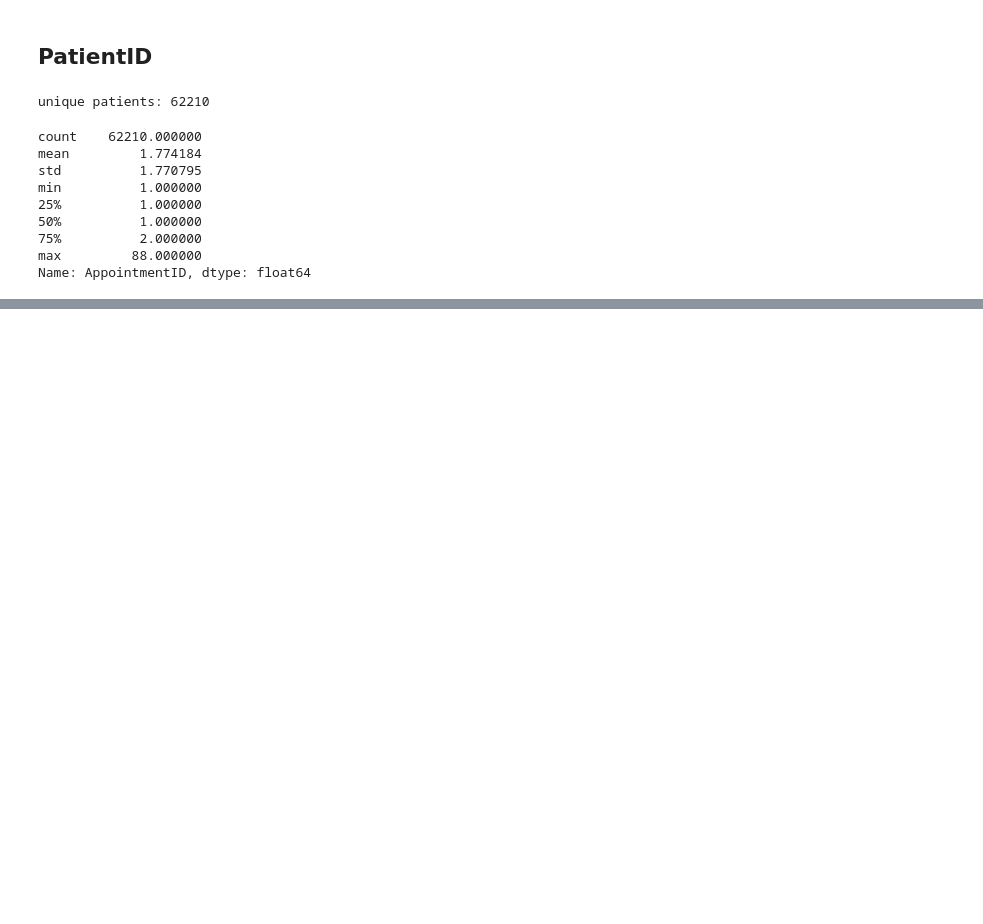
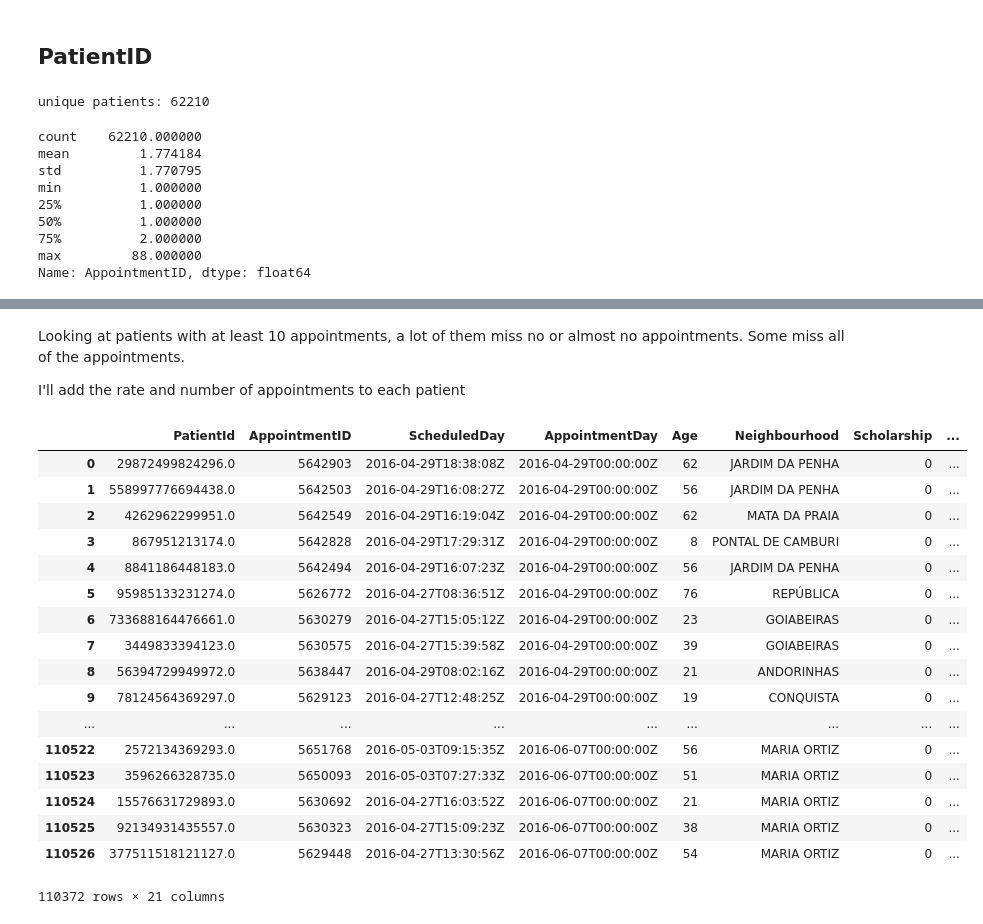
Before and after one commit to idotsuk/patients_no_show, a Jupyter notebook: patient_no_show.ipynb, the cells around one changed output, grey strips where cells are left out. Saved outputs shown, nothing was run; the diff lists cells and outputs as text; code cells hidden in the pictures; blank space fills up the shorter version.

```diff
--- a/patient_no_show.ipynb
+++ b/patient_no_show.ipynb
@@ -470,0 +510,28 @@ some patients have up to 88 appointments
+# %% [markdown]
+Looking at patients with at least 10 appointments, a lot of them miss no or almost no appointments.  Some miss all of the appointments.
+
+I'll add the rate and number of appointments to each patient
+# %%
+#print(patient_data['count'])
+data['num_app'] = data.apply(lambda x:(patient_data['count'][x['PatientId']] ),axis=1)
+data['patient_rate'] = data.apply(lambda x:(patient_data['rate'][x['PatientId']] ),axis=1)
+data
+# %% [output]
+|  | PatientId | AppointmentID | ScheduledDay | AppointmentDay | Age | Neighbourhood | Scholarship | ... |
+| 0 | 29872499824296.0 | 5642903 | 2016-04-29T18:38:08Z | 2016-04-29T00:00:00Z | 62 | JARDIM DA PENHA | 0 | ... |
+| 1 | 558997776694438.0 | 5642503 | 2016-04-29T16:08:27Z | 2016-04-29T00:00:00Z | 56 | JARDIM DA PENHA | 0 | ... |
+| 2 | 4262962299951.0 | 5642549 | 2016-04-29T16:19:04Z | 2016-04-29T00:00:00Z | 62 | MATA DA PRAIA | 0 | ... |
+| 3 | 867951213174.0 | 5642828 | 2016-04-29T17:29:31Z | 2016-04-29T00:00:00Z | 8 | PONTAL DE CAMBURI | 0 | ... |
+| 4 | 8841186448183.0 | 5642494 | 2016-04-29T16:07:23Z | 2016-04-29T00:00:00Z | 56 | JARDIM DA PENHA | 0 | ... |
+| 5 | 95985133231274.0 | 5626772 | 2016-04-27T08:36:51Z | 2016-04-29T00:00:00Z | 76 | REPÚBLICA | 0 | ... |
+| 6 | 733688164476661.0 | 5630279 | 2016-04-27T15:05:12Z | 2016-04-29T00:00:00Z | 23 | GOIABEIRAS | 0 | ... |
+| 7 | 3449833394123.0 | 5630575 | 2016-04-27T15:39:58Z | 2016-04-29T00:00:00Z | 39 | GOIABEIRAS | 0 | ... |
+| 8 | 56394729949972.0 | 5638447 | 2016-04-29T08:02:16Z | 2016-04-29T00:00:00Z | 21 | ANDORINHAS | 0 | ... |
+| 9 | 78124564369297.0 | 5629123 | 2016-04-27T12:48:25Z | 2016-04-29T00:00:00Z | 19 | CONQUISTA | 0 | ... |
+| ... | ... | ... | ... | ... | ... | ... | ... | ... |
+| 110522 | 2572134369293.0 | 5651768 | 2016-05-03T09:15:35Z | 2016-06-07T00:00:00Z | 56 | MARIA ORTIZ | 0 | ... |
+| 110523 | 3596266328735.0 | 5650093 | 2016-05-03T07:27:33Z | 2016-06-07T00:00:00Z | 51 | MARIA ORTIZ | 0 | ... |
+| 110524 | 15576631729893.0 | 5630692 | 2016-04-27T16:03:52Z | 2016-06-07T00:00:00Z | 21 | MARIA ORTIZ | 0 | ... |
+| 110525 | 92134931435557.0 | 5630323 | 2016-04-27T15:09:23Z | 2016-06-07T00:00:00Z | 38 | MARIA ORTIZ | 0 | ... |
+| 110526 | 377511518121127.0 | 5629448 | 2016-04-27T13:30:56Z | 2016-06-07T00:00:00Z | 54 | MARIA ORTIZ | 0 | ... |
+110372 rows × 21 columns
```
Also changed, not shown: parts of 14 cells of this notebook.
